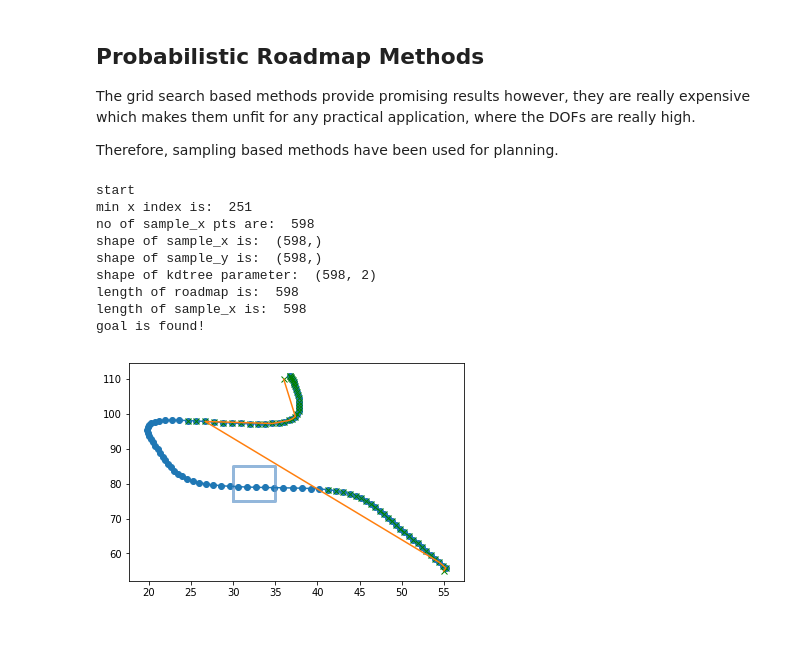
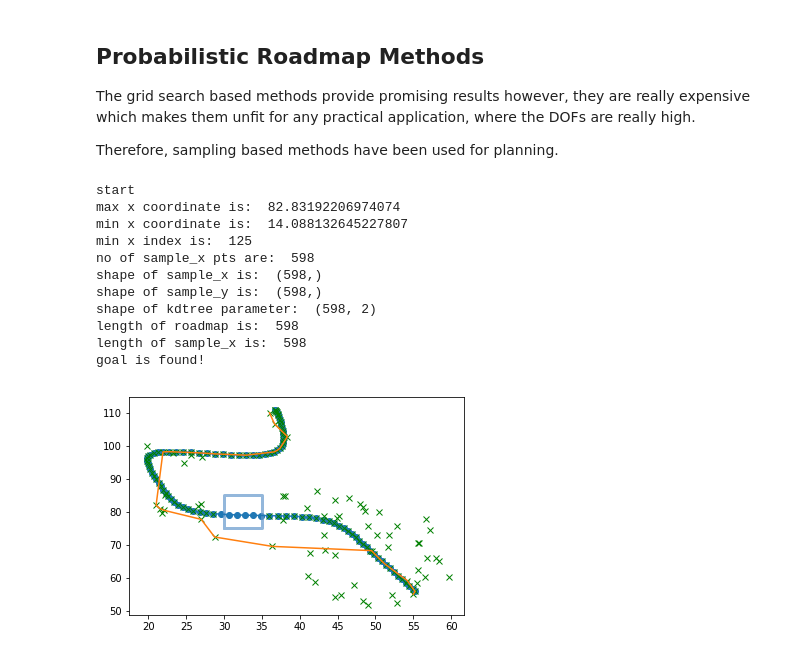
Before and after one commit to gutsy-robot/pydmps, a Jupyter notebook: pydmps/dmp_obstacle_avoidance_algo.ipynb, the cells around one changed output. Cells and saved outputs as stored; diff of their text form; code cells hidden in the pictures.

```diff
--- a/pydmps/dmp_obstacle_avoidance_algo.ipynb
+++ b/pydmps/dmp_obstacle_avoidance_algo.ipynb
@@ -982,29 +964,31 @@ def calculate_dmp_cost(x, y, motion_x, motion_y, dmp, dmp_vel, obstacles=None, d
 # %%
 print("start")
 
 plt.plot(ob_x, ob_y, color='#6699cc', alpha=0.7, linewidth=3, solid_capstyle='round', zorder=2)
 
 plt.plot(y_track_nc[:, 0], y_track_nc[:, 1])
 plt.scatter(y_track_nc[:, 0], y_track_nc[:, 1])
 
 
 rx, ry = PRM_planning(floor(x[0]), floor(y[0]), floor(x[-1]), floor(y[-1]),
-                          [obstacle], dmp=dmp_time_para, dmp_vel=dmp_dy_time_para)
+                          [obstacle], dmp=y_track_nc, dmp_vel=dy_track_nc)
 
 rx = np.array(rx)
 ry = np.array(ry)
 
 # plt.legend(plot_paths, legend_key, loc='lower right')
 plt.plot(rx, ry)
 plt.show()
 # %% [output]
 start
-min x index is:  251
+max x coordinate is:  82.83192206974074
+min x coordinate is:  14.088132645227807
+min x index is:  125
 no of sample_x pts are:  598
 shape of sample_x is:  (598,)
 shape of sample_y is:  (598,)
 shape of kdtree parameter:  (598, 2)
 length of roadmap is:  598
 length of sample_x is:  598
 goal is found!
-[figure, old version]
+[figure, new version]
```
Also changed, not shown: parts of 7 cells of this notebook.
